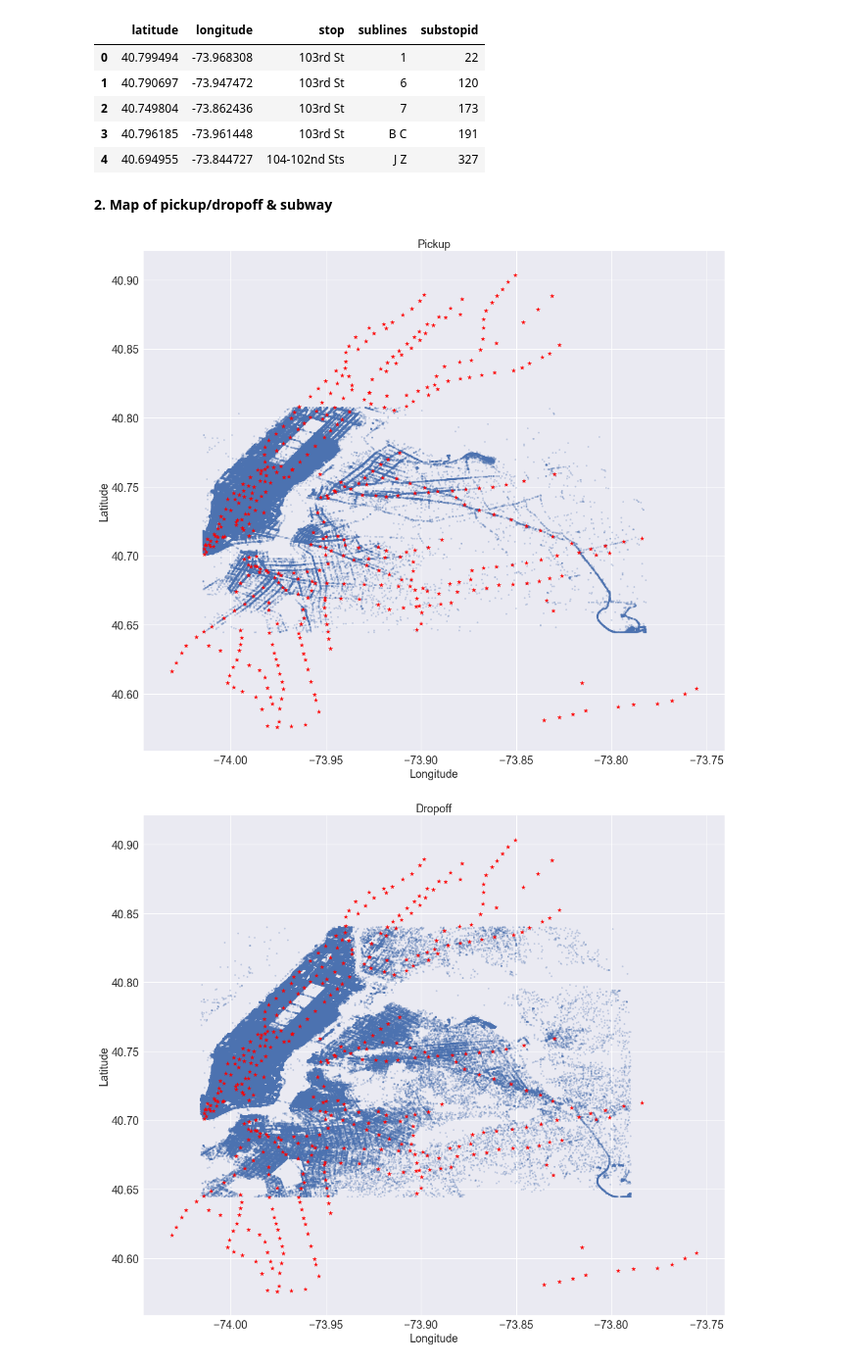
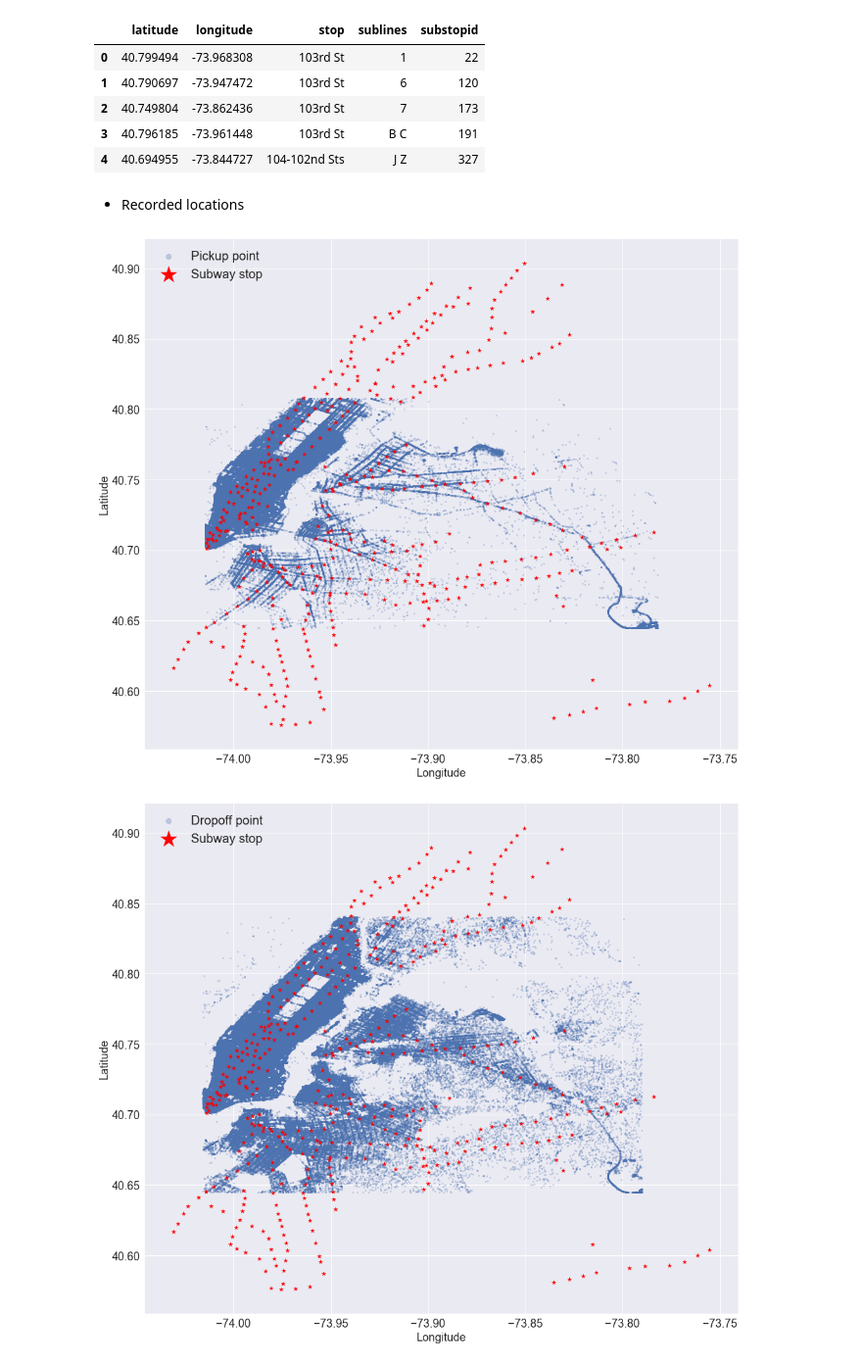
Before and after one commit to yennanliu/NYC_Taxi_Trip_Duration, a Jupyter notebook: notebook/EDA_jtsai_overview.ipynb, the cells around one changed output. Shown at 98% size. Drawn from its saved outputs; the diff is of its cells as text; code cells hidden in the pictures.

```diff
--- a/notebook/EDA_jtsai_overview.ipynb
+++ b/notebook/EDA_jtsai_overview.ipynb
@@ -385,0 +428,8 @@ df_trips_passenger.head()
+# %%
+def NY2bool(ny_str):
+    return 1 if ny_str.upper() == 'Y' else 0
+
+newcol = create_feature(df, 'store_and_fwd_flag', NY2bool)
+df.__delitem__('store_and_fwd_flag')
+df = add_column(df, 'store_and_fwd_flag', newcol)
+df.head()
@@ -396,39 +472,51 @@ df_subway.head(5)
 | 2 | 40.749804 | -73.862436 | 103rd St | 7 | 173 |
 | 3 | 40.796185 | -73.961448 | 103rd St | B C | 191 |
 | 4 | 40.694955 | -73.844727 | 104-102nd Sts | J Z | 327 |
-# %% [markdown]
-**2\. Map of pickup/dropoff & subway**
+# %% [markdown]
+* Recorded locations
 # %%
 def draw_map( x, y, name, zoom=0.9 ):
     cutmap = zoom/100
     x_max, x_min = x.quantile(1-cutmap), x.quantile(cutmap)
     y_max, y_min = y.quantile(1-cutmap), y.quantile(cutmap)
 
-    plt.scatter( x=x[(x>x_min) & (x<x_max) & (y<y_max) & (y>y_min)],
+    s = plt.scatter( x=x[(x>x_min) & (x<x_max) & (y<y_max) & (y>y_min)],
                  y=y[(x>x_min) & (x<x_max) & (y<y_max) & (y>y_min)],
                  s=5, alpha=0.3)
 
     plt.tick_params(labelsize=18)
-    plt.title(name, fontsize=18 )
+    #plt.title(name, fontsize=18 )
     plt.xlabel('Longitude', fontsize=18)
     plt.ylabel('Latitude',  fontsize=18)
+    return s
 
 def draw_sub( data, color='r', marker='*' ):
-    plt.scatter( x=data['longitude'], y=data['latitude'], color=color, marker=marker )
+    s = plt.scatter( x=data['longitude'], y=data['latitude'], color=color, marker=marker )
+    return s
 # %%
 x_pick, x_drop = df['pickup_longitude'], df['dropoff_longitude']
 y_pick, y_drop = df['pickup_latitude'],  df['dropoff_latitude']
 # %%
 plt.figure(figsize=(17,15))
-draw_map(x_pick, y_pick, 'Pickup')
-draw_sub(df_subway)
+picks = draw_map(x_pick, y_pick, 'Pickup')
+subws = draw_sub(df_subway)
+plt.legend((picks, subws),
+           ('Pickup point', 'Subway stop'),
+           loc='upper left',
+           markerscale=4,
+           fontsize=20)
 plt.show()
 # %% [output]
-[figure, old version]
+[figure, new version]
 # %%
 plt.figure(figsize=(17,15))
-draw_map(x_drop, y_drop, 'Dropoff')
-draw_sub(df_subway)
+dorps = draw_map(x_drop, y_drop, 'Dropoff')
+subws = draw_sub(df_subway)
+plt.legend((dorps, subws),
+           ('Dropoff point', 'Subway stop'),
+           loc='upper left',
+           markerscale=4,
+           fontsize=20)
 plt.show()
 # %% [output]
-[figure, old version]
+[figure, new version]
```
Also changed, not shown: parts of 31 cells of this notebook.
